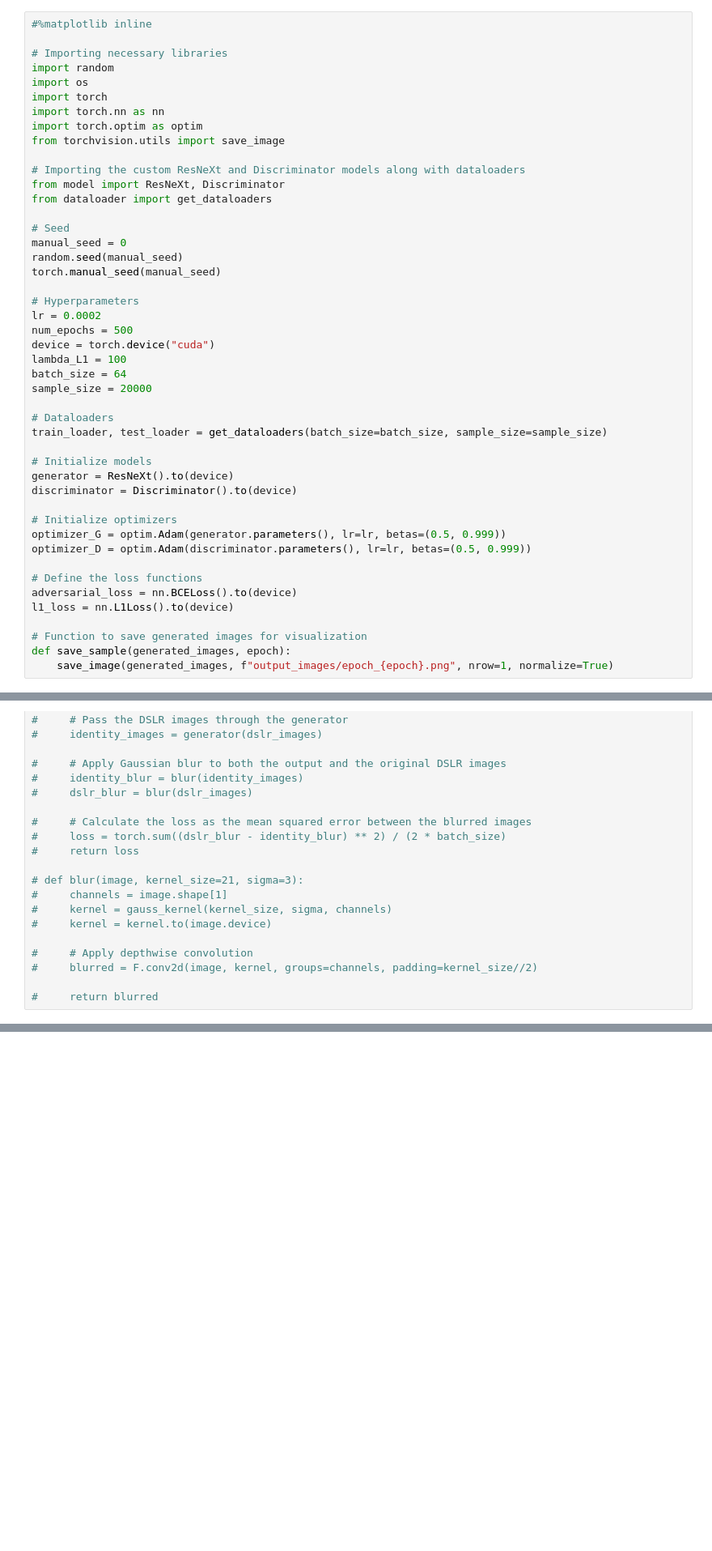
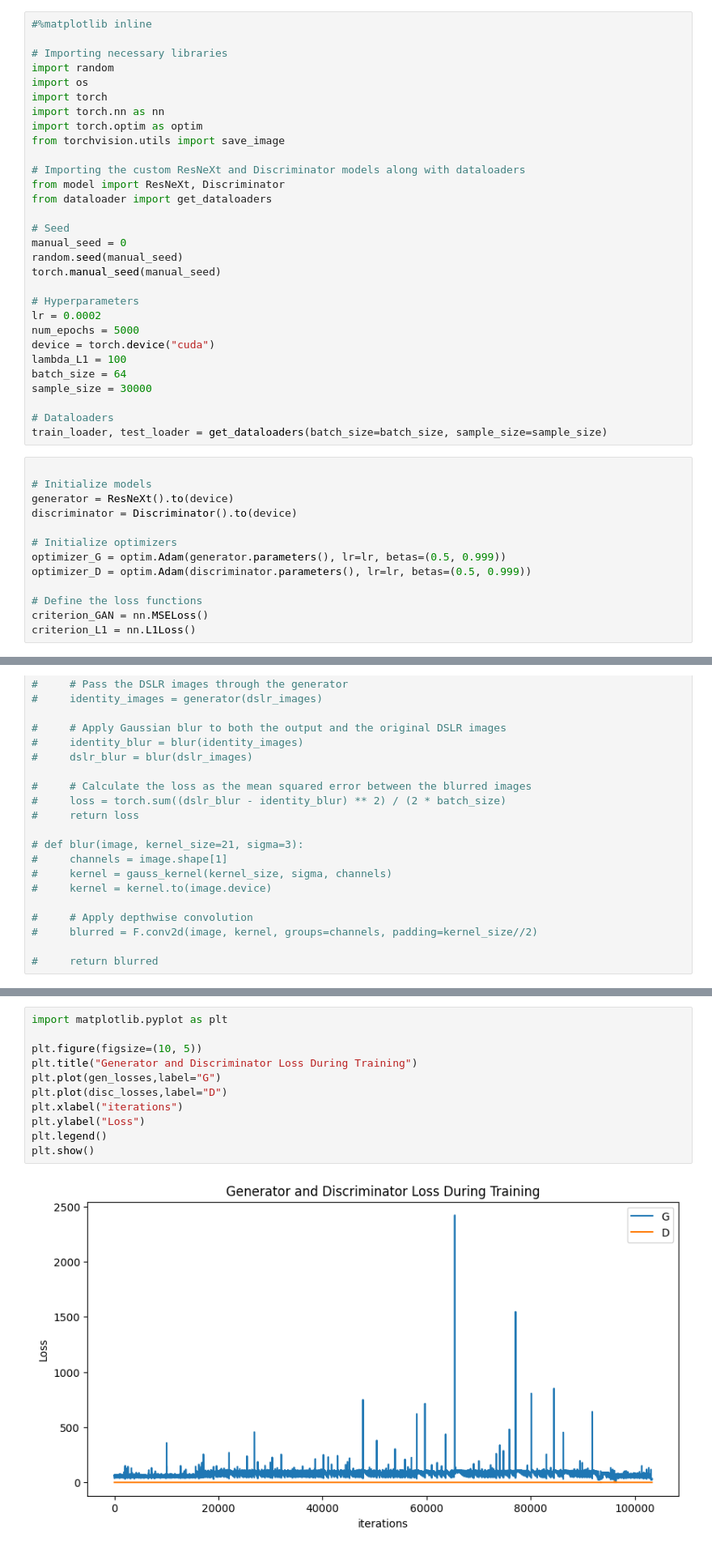
Before and after one commit to ericfzhu/replica, a Jupyter notebook: train_model.ipynb, the cells around one changed output, grey strips where cells are left out. Shown at 81% size. Saved outputs shown, nothing was run; the diff lists cells and outputs as text; blank space fills up the shorter version.

Commit message:
update model and training code

```diff
--- a/train_model.ipynb
+++ b/train_model.ipynb
@@ -20,30 +20,27 @@ torch.manual_seed(manual_seed)
 
 # Hyperparameters
 lr = 0.0002
-num_epochs = 500
+num_epochs = 5000
 device = torch.device("cuda")
 lambda_L1 = 100
 batch_size = 64
-sample_size = 20000
+sample_size = 30000
 
 # Dataloaders
 train_loader, test_loader = get_dataloaders(batch_size=batch_size, sample_size=sample_size)
-
-# Initialize models
-generator = ResNeXt().to(device)
-discriminator = Discriminator().to(device)
-
-# Initialize optimizers
-optimizer_G = optim.Adam(generator.parameters(), lr=lr, betas=(0.5, 0.999))
-optimizer_D = optim.Adam(discriminator.parameters(), lr=lr, betas=(0.5, 0.999))
-
-# Define the loss functions
-adversarial_loss = nn.BCELoss().to(device)
-l1_loss = nn.L1Loss().to(device)
-
-# Function to save generated images for visualization
-def save_sample(generated_images, epoch):
-    save_image(generated_images, f"output_images/epoch_{epoch}.png", nrow=1, normalize=True)
+# %%
+
+# Initialize models
+generator = ResNeXt().to(device)
+discriminator = Discriminator().to(device)
+
+# Initialize optimizers
+optimizer_G = optim.Adam(generator.parameters(), lr=lr, betas=(0.5, 0.999))
+optimizer_D = optim.Adam(discriminator.parameters(), lr=lr, betas=(0.5, 0.999))
+
+# Define the loss functions
+criterion_GAN = nn.MSELoss()
+criterion_L1 = nn.L1Loss()
 # %%
 # phone, dslr = next(iter(train_dataloader))
 # plt.figure(figsize=(4,4))
@@ -223,3 +214,16 @@ Epoch [253/500], Step [200/313]
+# %%
+import matplotlib.pyplot as plt
+
+plt.figure(figsize=(10, 5))
+plt.title("Generator and Discriminator Loss During Training")
+plt.plot(gen_losses,label="G")
+plt.plot(disc_losses,label="D")
+plt.xlabel("iterations")
+plt.ylabel("Loss")
+plt.legend()
+plt.show()
+# %% [output]
+[figure, added]
 # %%
 
 # Plot the generator and discriminator losses
```
Also changed, not shown: parts of 3 cells of this notebook, 1 other file.
